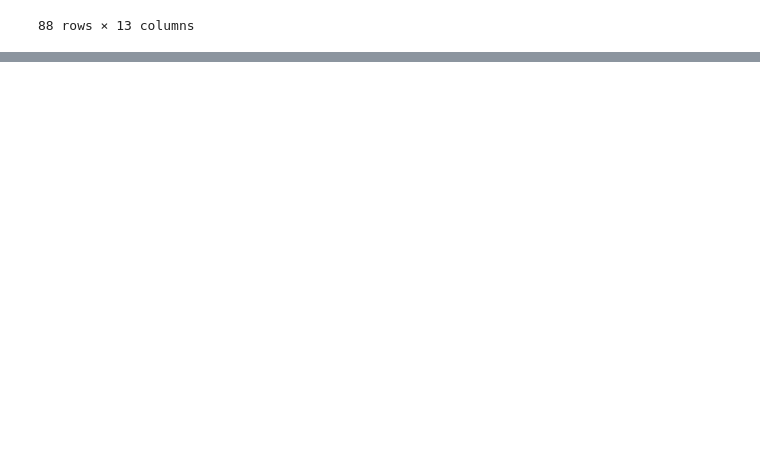
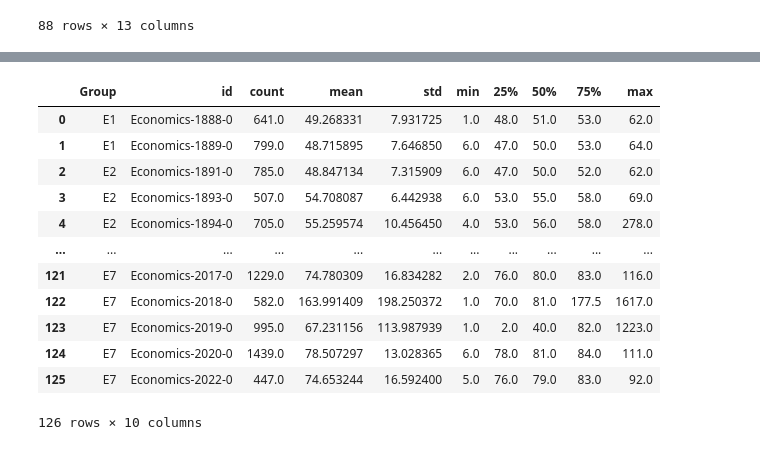
Before and after one commit to beckym223/manual_work, a Jupyter notebook: distribution_of_line_lens.ipynb, the cells around one changed output, grey strips where cells are left out. Cells and saved outputs as stored; diff of their text form; code cells hidden in the pictures; blank space fills up the shorter version.

```diff
--- a/distribution_of_line_lens.ipynb
+++ b/distribution_of_line_lens.ipynb
@@ -63,0 +75,2 @@ lengths
+# %%
+clean_text_dir=os.readlink("./clean_text_alias",)
@@ -63,0 +79,18 @@ lengths
+# %%
+
+for root,dirs,files in os.walk(clean_text_dir):
+    for file in files:
+        if file[0]==".":
+            continue
+        group = os.path.split(root)[1]
+        path = os.path.join(root,file)
+        text = open(path).read()
+        id = file.rsplit("-",1)[0]
+        if len(text)==0:
+            continue
+        lines = [l for l in text.strip().splitlines() if len(l)!=0]
+        wordses = [len(l.split()) for l in lines]
+        lengths = [len(l) for l in lines]
+        lpw = [l/w for w,l in zip(wordses,lengths)]
+        rows.extend([(group,file,id,w,l,lp) for w,l,lp in zip(wordses,lengths,lpw)])
+len(rows)
@@ -63,0 +107,4 @@ lengths
+# %%
+df = pd.DataFrame(rows,columns = ["Group",'path',"id","words","length",'lpw'])
+df = df.copy()[df['length']!=0]
+df
@@ -63,0 +125,17 @@ lengths
+# %%
+grouped = df.groupby(['Group','id'])['length'].describe().reset_index()
+grouped
+# %% [output]
+|  | Group | id | count | mean | std | min | 25% | 50% | 75% | max |
+| 0 | E1 | Economics-1888-0 | 641.0 | 49.268331 | 7.931725 | 1.0 | 48.0 | 51.0 | 53.0 | 62.0 |
+| 1 | E1 | Economics-1889-0 | 799.0 | 48.715895 | 7.646850 | 6.0 | 47.0 | 50.0 | 53.0 | 64.0 |
+| 2 | E2 | Economics-1891-0 | 785.0 | 48.847134 | 7.315909 | 6.0 | 47.0 | 50.0 | 52.0 | 62.0 |
+| 3 | E2 | Economics-1893-0 | 507.0 | 54.708087 | 6.442938 | 6.0 | 53.0 | 55.0 | 58.0 | 69.0 |
+| 4 | E2 | Economics-1894-0 | 705.0 | 55.259574 | 10.456450 | 4.0 | 53.0 | 56.0 | 58.0 | 278.0 |
+| ... | ... | ... | ... | ... | ... | ... | ... | ... | ... | ... |
+| 121 | E7 | Economics-2017-0 | 1229.0 | 74.780309 | 16.834282 | 2.0 | 76.0 | 80.0 | 83.0 | 116.0 |
+| 122 | E7 | Economics-2018-0 | 582.0 | 163.991409 | 198.250372 | 1.0 | 70.0 | 81.0 | 177.5 | 1617.0 |
+| 123 | E7 | Economics-2019-0 | 995.0 | 67.231156 | 113.987939 | 1.0 | 2.0 | 40.0 | 82.0 | 1223.0 |
+| 124 | E7 | Economics-2020-0 | 1439.0 | 78.507297 | 13.028365 | 6.0 | 78.0 | 81.0 | 84.0 | 111.0 |
+| 125 | E7 | Economics-2022-0 | 447.0 | 74.653244 | 16.592400 | 5.0 | 76.0 | 79.0 | 83.0 | 92.0 |
+126 rows × 10 columns
```
Also changed, not shown: parts of 21 cells of this notebook, 28 other files.
